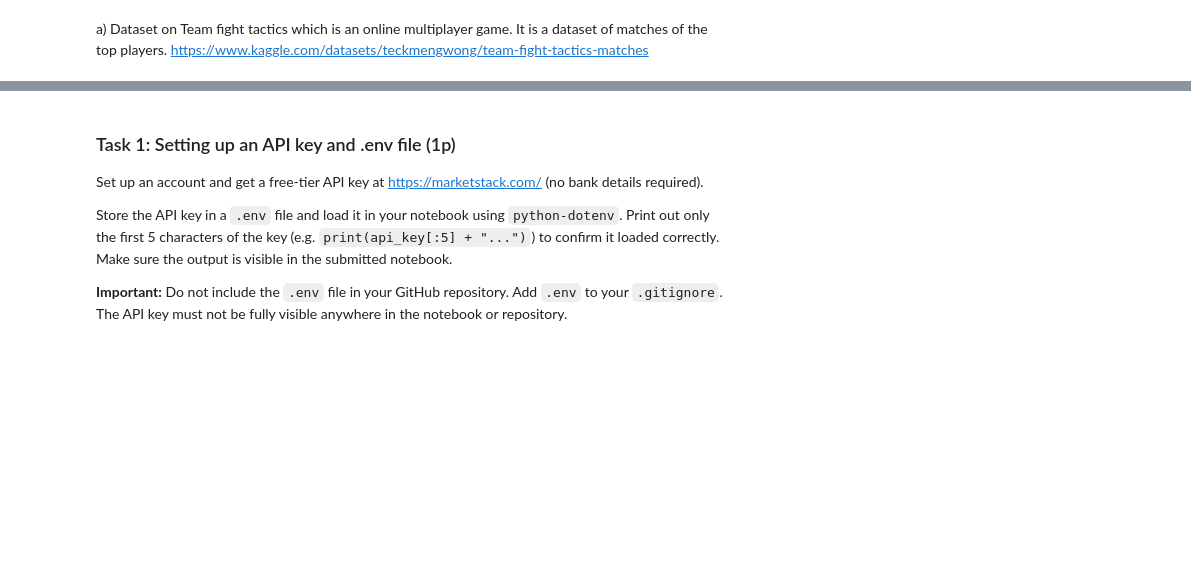
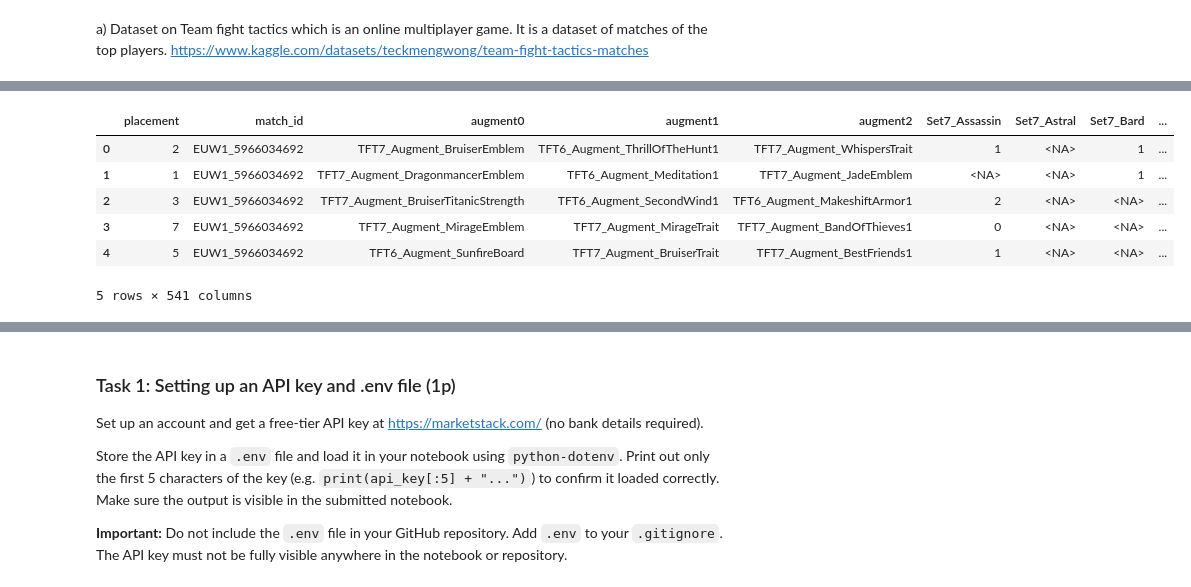
Before and after one commit to Darren-0/PythonBizInt2026, a Jupyter notebook: assignments/assignment2/assignment2.ipynb, the cells around one changed output, grey strips where cells are left out. Drawn from its saved outputs; the diff is of its cells as text; code cells hidden in the pictures; blank space fills up the shorter version.

```diff
--- a/assignments/assignment2/assignment2.ipynb
+++ b/assignments/assignment2/assignment2.ipynb
@@ -67,0 +77,25 @@ https://www.kaggle.com/datasets/teckmengwong/team-fight-tactics-matches
+# %%
+# c (This cell will take quite long to run due to convert_dtypes(). Around 40s for my run) The dataframe uses 2.3GB of memeory
+import pandas as pd
+import glob
+
+# use glob to get all the files
+path = "./Dataset"
+all_files = glob.glob(path + '/*.csv')
+
+# changes all the files into dfs use low_memory due to some cells having mixed types, convert_dtypes() to let pandas automatically detect the value
+df_list = [pd.read_csv(file, low_memory=False).convert_dtypes() for file in all_files]
+
+# merge them together into one big df
+final_df  = pd.concat(df_list, ignore_index=True)
+
+# the <NA> value basically meant that the player did not have that trait/unit/item/equipment. 0 for traits if different from <NA> where it means that there are unit(s) with that trait but it is not active
+final_df.head()
+# %% [output]
+|  | placement | match_id | augment0 | augment1 | augment2 | Set7_Assassin | Set7_Astral | Set7_Bard | ... |
+| 0 | 2 | EUW1_5966034692 | TFT7_Augment_BruiserEmblem | TFT6_Augment_ThrillOfTheHunt1 | TFT7_Augment_WhispersTrait | 1 | <NA> | 1 | ... |
+| 1 | 1 | EUW1_5966034692 | TFT7_Augment_DragonmancerEmblem | TFT6_Augment_Meditation1 | TFT7_Augment_JadeEmblem | <NA> | <NA> | 1 | ... |
+| 2 | 3 | EUW1_5966034692 | TFT7_Augment_BruiserTitanicStrength | TFT6_Augment_SecondWind1 | TFT6_Augment_MakeshiftArmor1 | 2 | <NA> | <NA> | ... |
+| 3 | 7 | EUW1_5966034692 | TFT7_Augment_MirageEmblem | TFT7_Augment_MirageTrait | TFT7_Augment_BandOfThieves1 | 0 | <NA> | <NA> | ... |
+| 4 | 5 | EUW1_5966034692 | TFT6_Augment_SunfireBoard | TFT7_Augment_BruiserTrait | TFT7_Augment_BestFriends1 | 1 | <NA> | <NA> | ... |
+5 rows × 541 columns
```
Also changed, not shown: parts of 5 cells of this notebook, 19 other files.
